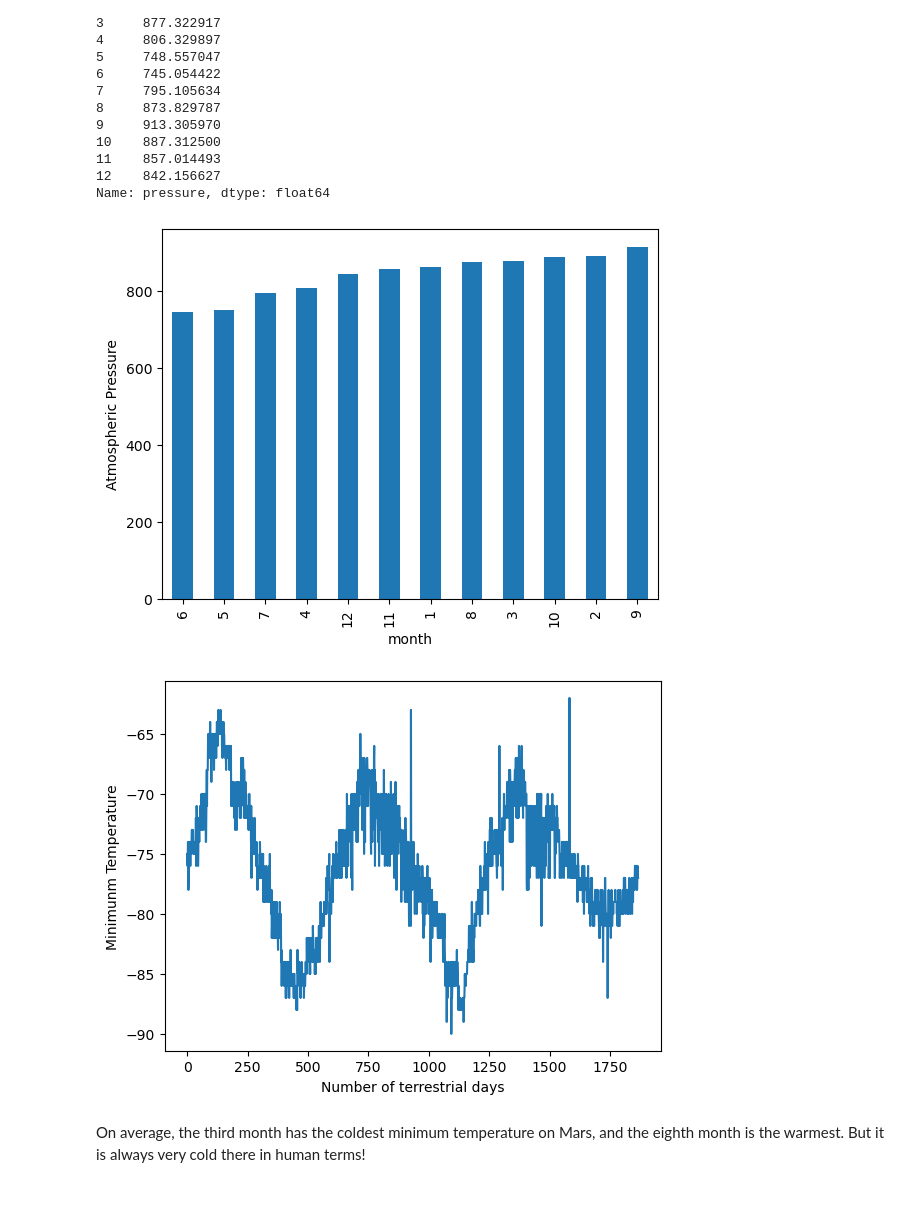
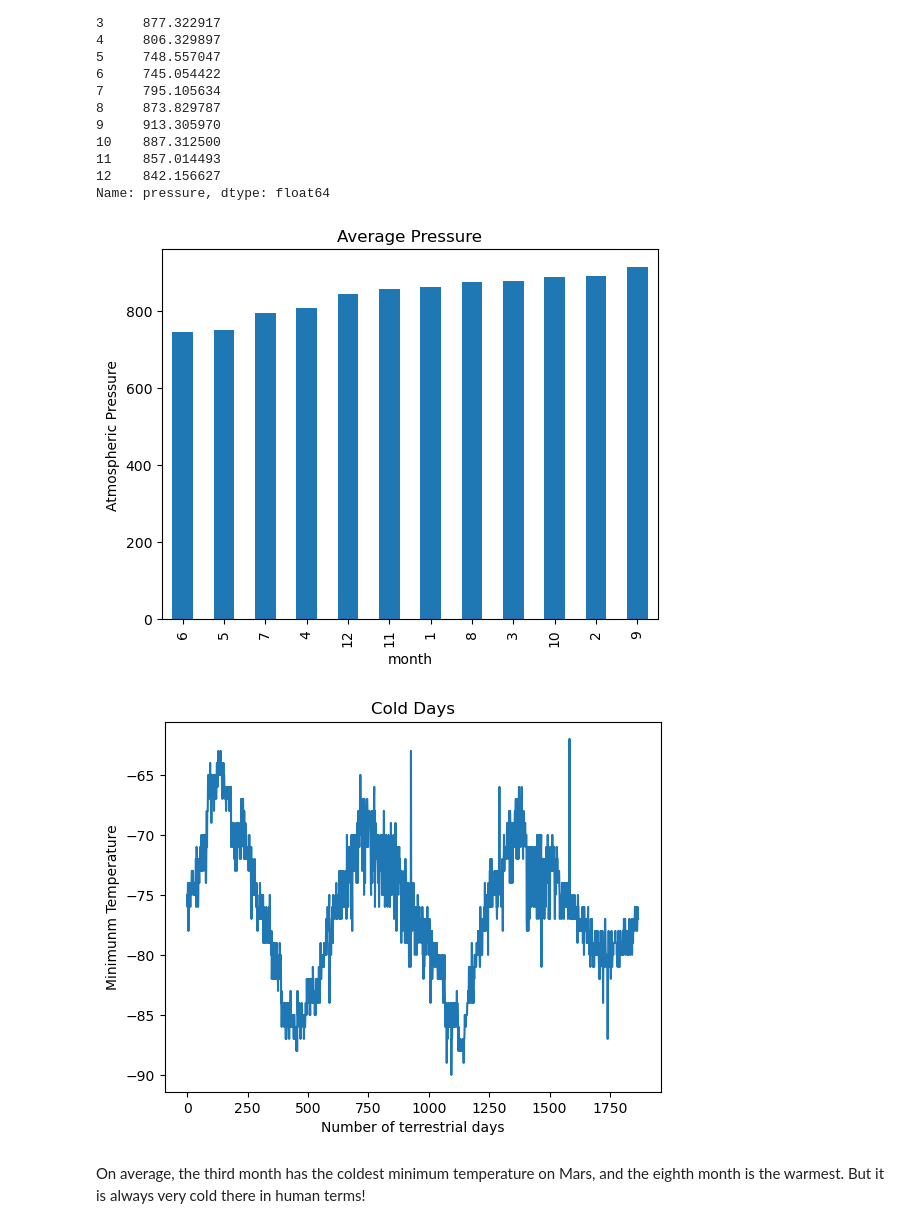
Before and after one commit to jankaglenn/Web-scraping, a Jupyter notebook: part_2_mars_weather.ipynb, the cells around one changed output. Saved outputs shown, nothing was run; the diff lists cells and outputs as text; code cells hidden in the pictures; blank space fills up the shorter version.

```diff
--- a/part_2_mars_weather.ipynb
+++ b/part_2_mars_weather.ipynb
@@ -241,16 +207,18 @@ month
 Name: pressure, dtype: float64
 # %%
 # Plot the average pressure by month
-pressure.sort_values().plot(kind='bar', ylabel='Atmospheric Pressure')
+pressure.sort_values().plot(kind='bar', ylabel='Atmospheric Pressure', title='Average Pressure')
+plt.savefig("Gallery_3")
 plt.show()
 # %% [output]
-[figure, old version]
+[figure, new version]
 # %%
 # 5. How many terrestrial (earth) days are there in a Martian year?
-mars['min_temp'].plot(ylabel='Minimunm Temperature', xlabel='Number of terrestrial days')
+mars['min_temp'].plot(ylabel='Minimunm Temperature', xlabel='Number of terrestrial days', title='Cold Days')
+plt.savefig("Gallery_4")
 plt.show()
 # %% [output]
-[figure, old version]
+[figure, new version]
 # %% [markdown]
 On average, the third month has the coldest minimum temperature on Mars, and the eighth month is the warmest. But it is always very cold there in human terms!
 # %% [markdown]
```
Also changed, not shown: parts of 4 cells of this notebook, 4 other files.
